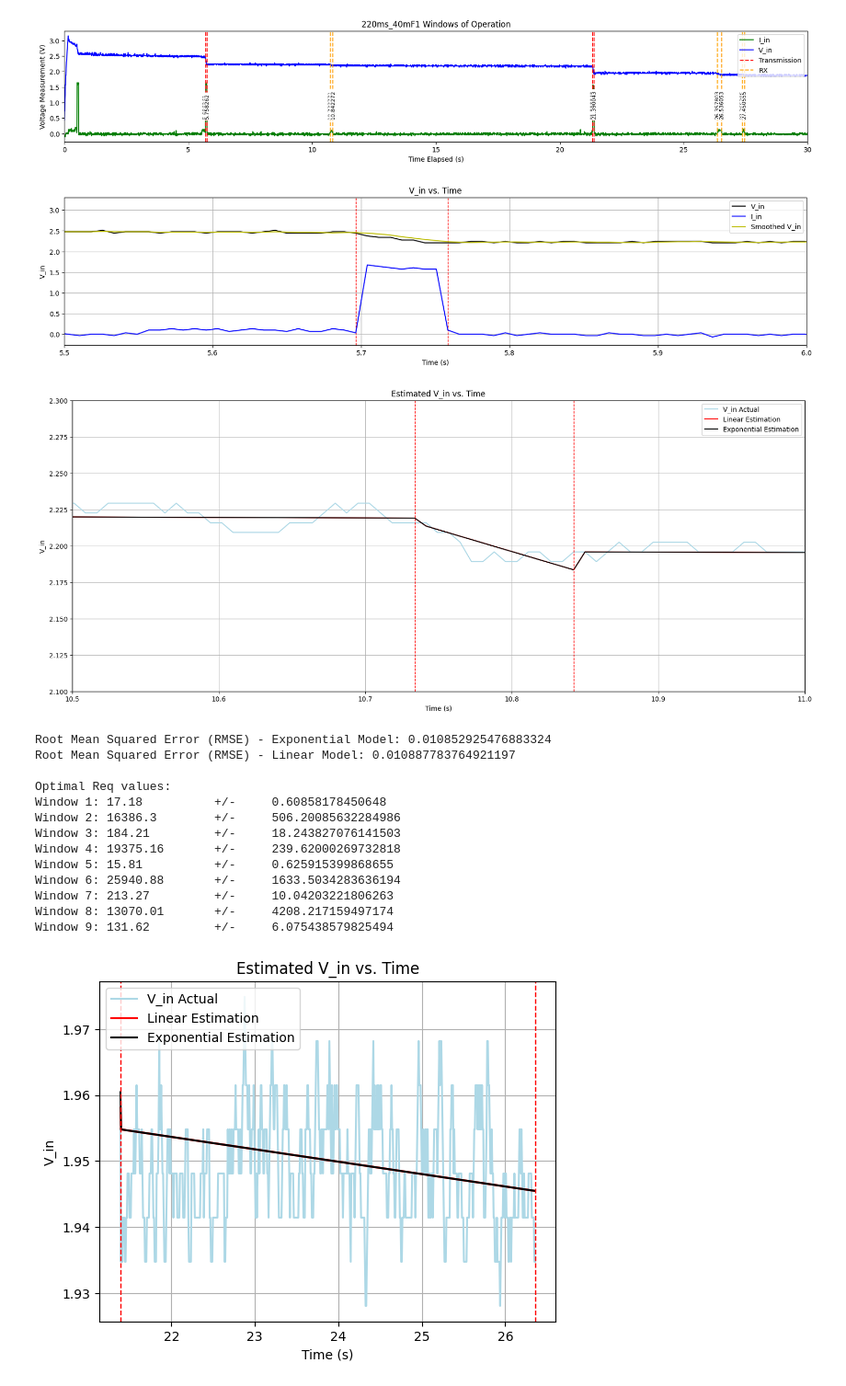
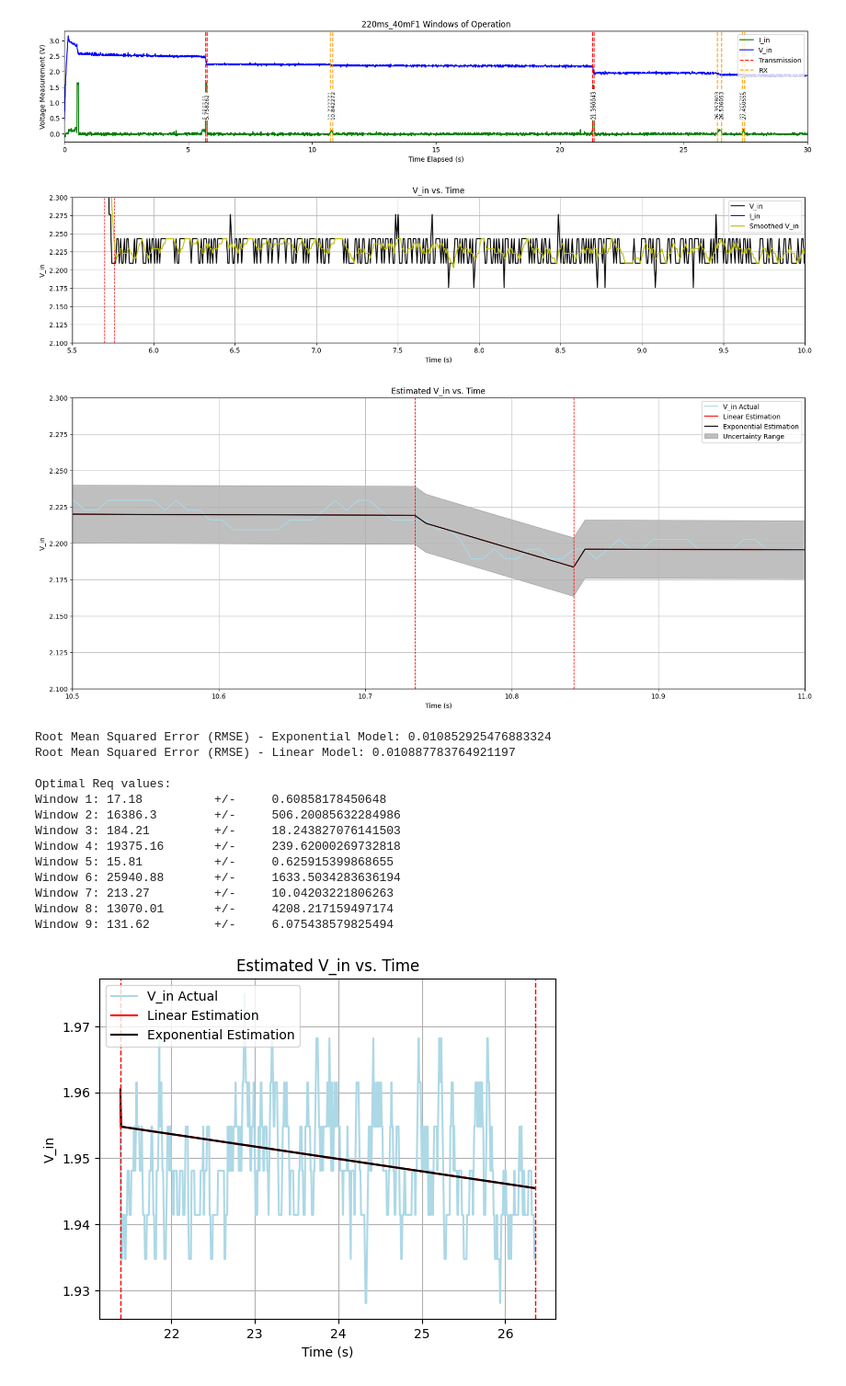
Before and after one commit to caspar/LoRa-Batteryless, a Jupyter notebook: 4-5 _ Cap_After_Vreg/viz.ipynb, the cells around one changed output. Shown: that part at 92% size. Cells and saved outputs as stored; diff of their text form; code cells hidden in the pictures.

Commit message:
Uncertainty bars

```diff
--- a/4-5 _ Cap_After_Vreg/viz.ipynb
+++ b/4-5 _ Cap_After_Vreg/viz.ipynb
@@ -258,19 +258,23 @@ plt.plot(adjusted_seconds, smoothed_V_in, color='y', label="Smoothed V_in")
 plt.title('V_in vs. Time')
 plt.xlabel('Time (s)')
 plt.ylabel('V_in')
-plt.xlim(5.5, 6.0)
-# plt.ylim(1.8, 2.6)
+plt.xlim(5.5, 10)
+# plt.xlim(5.5, 6.0)
+plt.ylim(2.1, 2.3)
 plt.grid(True)
 plt.legend()
 plt.show()
 # %% [output]
-[figure, old version]
+[figure, new version]
 # %%
 #################################################
 #                                               #
 #                   Fit Models                  #
 #                                               #
 #################################################
+
+delta_C = 0.005
+delta_V0 = 0.02
 
 plt.figure(figsize=(20, 8))
 
@@ -286,6 +290,8 @@ optimal_Req, optimal_m = [], []
 optimal_Req_uncertainties, optimal_m_uncertainties = [], []
 estimations_exp, estimations_lin = [], []
 times = []
+V_uncertainties = []
+#e^(-t/(RC)) * sqrt(delta_V0^2 + (V0 * t/(C * R^2))^2 * delta_R^2 + ()^2 * delta_C^2)
 
 for i in range(0, len(window_indices) - 1):
 
@@ -316,8 +322,10 @@ for i in range(0, len(window_indices) - 1):
 
         estimations_exp.extend(guess_exp[1:])
         estimations_lin.extend(guess_lin[1:])
+        V_uncertainties.extend(np.exp(-1 * t[1:] / (optimal_Req[-1] * C)) * np.sqrt(delta_V0**2 + (initial_voltage * t[1:] / (optimal_Req[-1]**2 * C))**2 * optimal_Req_uncertainties[-1] + (initial_voltage * t[1:] / (optimal_Req[-1] * C**2))**2 * delta_C**2))
     else:
         times.extend(t[:] + adjusted_seconds.iloc[start])
+        V_uncertainties.extend(np.exp(-1 * t / (optimal_Req[-1] * C)) * np.sqrt(delta_V0**2 + (initial_voltage * t / (optimal_Req[-1]**2 * C))**2 * optimal_Req_uncertainties[-1] + (initial_voltage * t / (optimal_Req[-1] * C**2))**2 * delta_C**2))
         estimations_exp.extend(guess_exp)
         estimations_lin.extend(guess_lin)
 
@@ -333,34 +341,38 @@ for i in range(0, len(window_indices) - 1):
 plt.plot(adjusted_seconds, smoothed_V_in, color='lightblue', label="V_in Actual")
 plt.plot(times, estimations_lin, color='red', label="Linear Estimation", zorder=2, linestyle='-')
 plt.plot(times, estimations_exp, color='black', label="Exponential Estimation", zorder=2, linestyle='-')
+times = np.array(times)
+estimations_exp = np.array(estimations_exp)
+V_uncertainties = np.array(V_uncertainties)
+plt.fill_between(times, estimations_exp - V_uncertainties, estimations_exp + V_uncertainties, color='gray', alpha=0.5, label="Uncertainty Range")
 # plt.xlim(5.5, 30)
 # plt.ylim(1.5, 2.6)
 plt.xlim(10.5, 11)
 plt.ylim(2.1, 2.3)
 plt.xlabel('Time (s)')
 plt.ylabel('V_in')
 plt.title('Estimated V_in vs. Time')
 plt.legend()
 plt.grid(True)
 for index in window_indices:
     plt.axvline(x=adjusted_seconds[index], color='r', linestyle='--', linewidth=1, label='Window')
 plt.show()
 
 # Calculate and plot the mean squared error
 mse = mean_squared_error(smoothed_V_in[window_indices[0]:window_indices[-1]], estimations_exp[:-1])
 rmse = np.sqrt(mse)
 print(f"Root Mean Squared Error (RMSE) - Exponential Model: {rmse}")
 
 mse_linear = mean_squared_error(smoothed_V_in[window_indices[0]:window_indices[-1]], estimations_lin[:-1])
 rmse_linear = np.sqrt(mse_linear)
 print(f"Root Mean Squared Error (RMSE) - Linear Model: {rmse_linear}")
 
 # Print the estimated R values
 print("\nOptimal Req values:")
 for i, (Req, Runcertainty) in enumerate(zip(optimal_Req, optimal_Req_uncertainties), start=1):
     print(f"Window {i}: {round(Req, 2)} \t +/- \t {Runcertainty}")
 # %% [output]
-[figure, old version]
+[figure, new version]
 Root Mean Squared Error (RMSE) - Exponential Model: 0.010852925476883324
 Root Mean Squared Error (RMSE) - Linear Model: 0.010887783764921197
 
```
Also changed, not shown: parts of 1 cell of this notebook, 1 other file.
